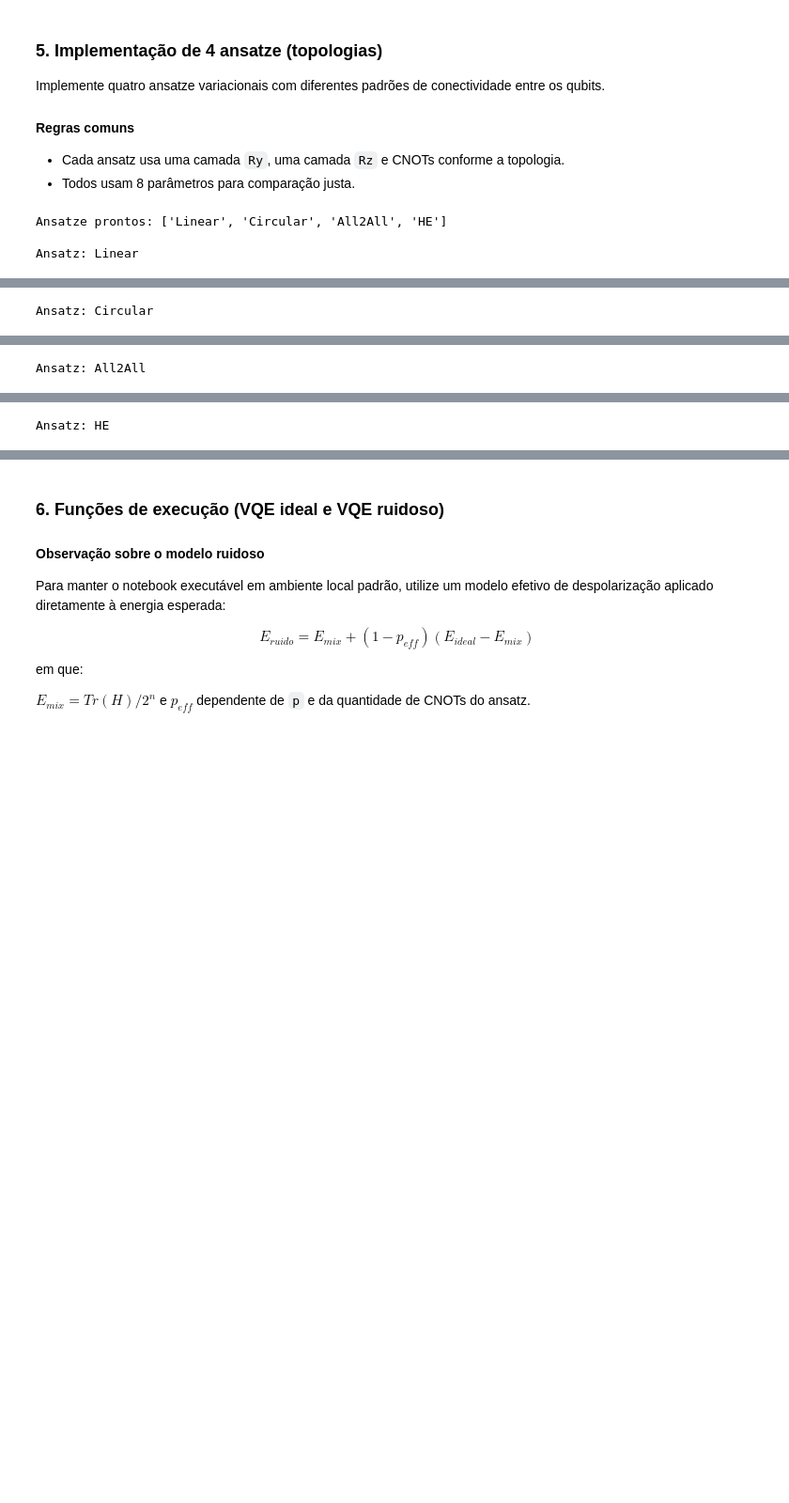
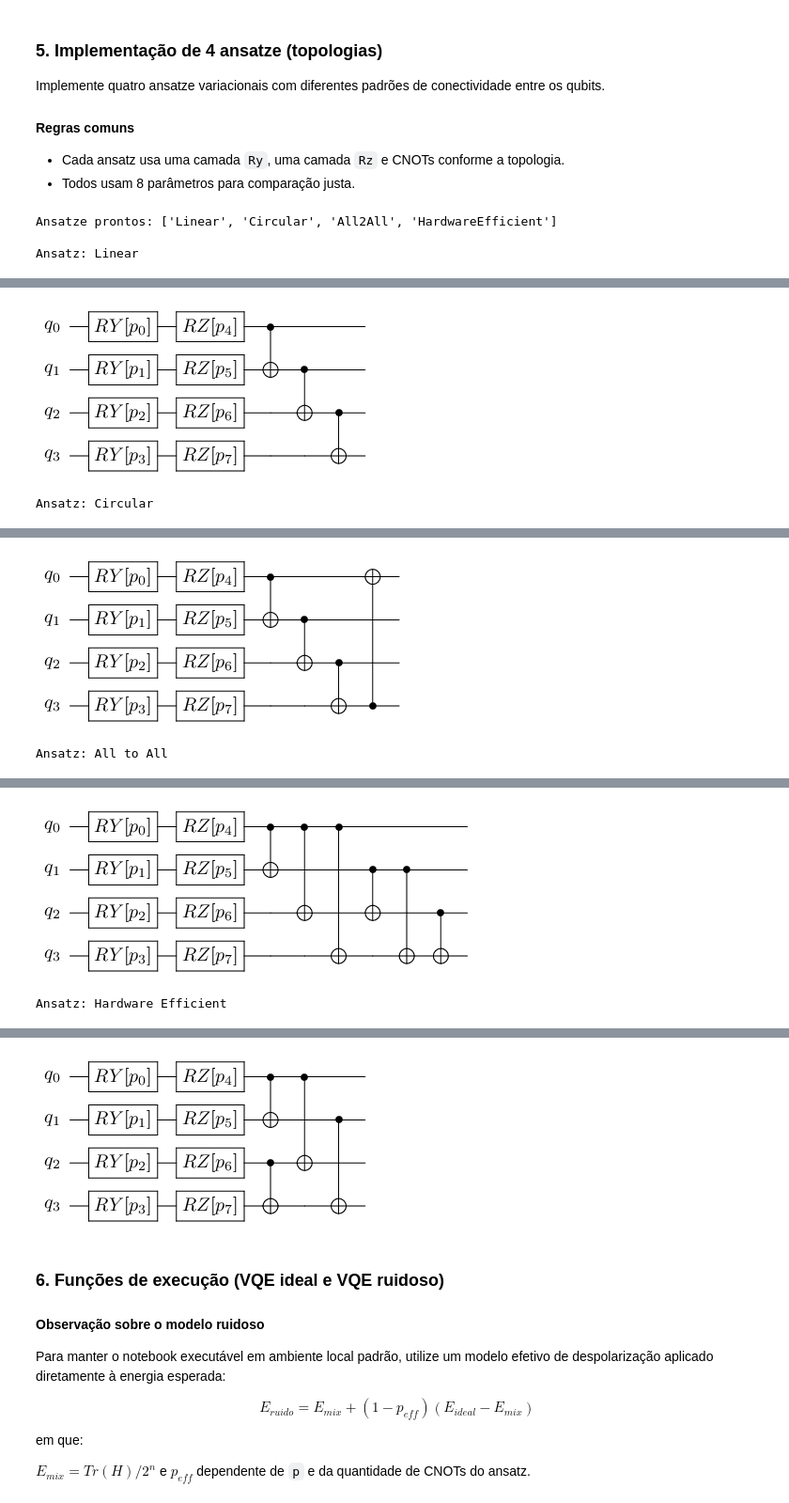
Before and after one commit to irajamuller/my_qlm, a Jupyter notebook: Notebook_UAs_3_e_4.ipynb, the cells around one changed output, grey strips where cells are left out. Shown at 94% size. Cells and saved outputs as stored; diff of their text form; code cells hidden in the pictures; blank space fills up the shorter version.

```diff
--- a/Notebook_UAs_3_e_4.ipynb
+++ b/Notebook_UAs_3_e_4.ipynb
@@ -163,15 +187,28 @@ ansatz_specs = {
     "Linear": {"builder": build_ansatz_linear(), "cnot_count": 3},
     "Circular": {"builder": build_ansatz_circular(), "cnot_count": 4},
     "All2All": {"builder": build_ansatz_all_to_all(), "cnot_count": 6},
-    "HE": {"builder": build_ansatz_hardware_efficient(), "cnot_count": 4},
+    "HardwareEfficient": {"builder": build_ansatz_hardware_efficient(), "cnot_count": 4},
 }
 
 print("Ansatze prontos:", list(ansatz_specs.keys()))
 
-for name, specs in ansatz_specs.items():
-    print(f"\nAnsatz: {name}")
-    specs['builder'].display()
+# Visualizacao separada dos ansatze (sem loop)
+circ_ansatz1 = build_ansatz_linear()
+print("\nAnsatz: Linear")
+circ_ansatz1.display()
+
+circ_ansatz2 = build_ansatz_circular()
+print("\nAnsatz: Circular")
+circ_ansatz2.display()
+
+circ_ansatz3 = build_ansatz_all_to_all()
+print("\nAnsatz: All to All")
+circ_ansatz3.display()
+
+circ_ansatz4 = build_ansatz_hardware_efficient()
+print("\nAnsatz: Hardware Efficient")
+circ_ansatz4.display()
 # %% [output]
-Ansatze prontos: ['Linear', 'Circular', 'All2All', 'HE']
+Ansatze prontos: ['Linear', 'Circular', 'All2All', 'HardwareEfficient']
 
 Ansatz: Linear
@@ -179 +215,2 @@ Ansatz: Linear
+[figure, added]
 Ansatz: Circular
@@ -181 +217,2 @@ Ansatz: Circular
+[figure, added]
-Ansatz: All2All
+Ansatz: All to All
@@ -183 +219,2 @@ Ansatz: All2All
+[figure, added]
-Ansatz: HE
+Ansatz: Hardware Efficient
@@ -185,3 +221,4 @@ Ansatz: HE
+[figure, added]
 # %% [markdown]
 ### 6. Funções de execução (VQE ideal e VQE ruidoso)
 
```
Also changed, not shown: parts of 24 cells of this notebook, 1 other file.
